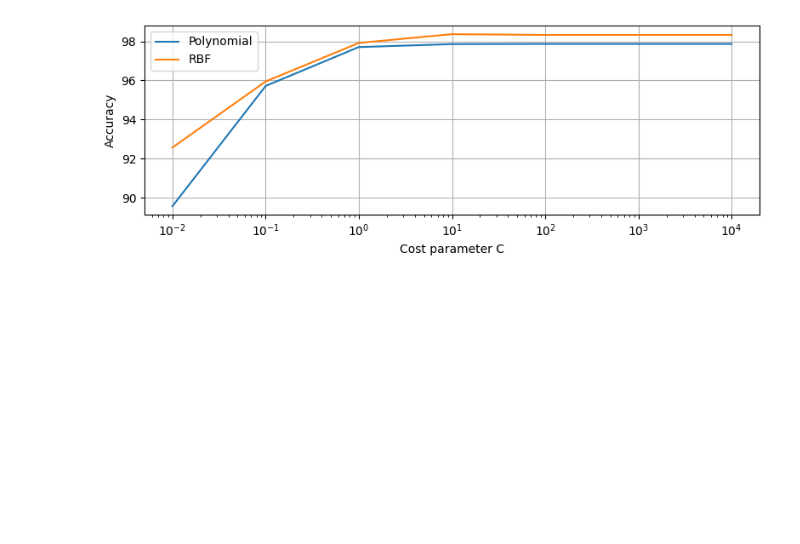
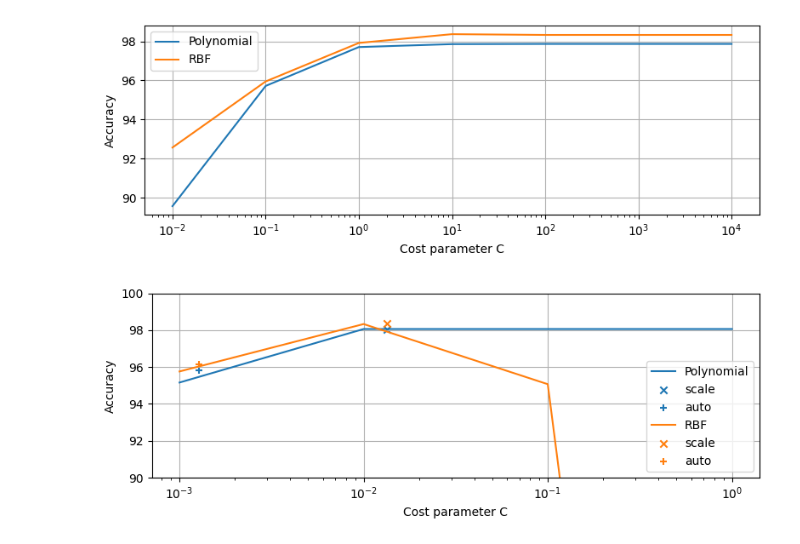
Before and after one commit to Madsen95/ML_Miniproject, a Jupyter notebook: dev.ipynb, the cells around one changed output. Drawn from its saved outputs; the diff is of its cells as text; code cells hidden in the pictures; blank space fills up the shorter version.

```diff
--- a/dev.ipynb
+++ b/dev.ipynb
@@ -17,3 +17,31 @@ fig.tight_layout()
 plt.savefig('dev_svm_C.pdf', dpi=100)
 # %% [output]
 [figure]
+# %%
+#[95.16, 98.06, 98.06, 98.06]
+#98.02 (scale)
+#95.82 (auto)
+#[95.76, 98.33, 95.07, 17.65]
+#98.37 (scale)
+#96.14 (auto)
+gamma = [0.001, 0.01, 0.1, 1]
+acc_pol = [95.16, 98.06, 98.06, 98.06]
+acc_rbf = [95.76, 98.33, 95.07, 17.65]
+
+fig, ax = plt.subplots(figsize=([8.0, 6.0/2]))
+ax.semilogx(gamma, acc_pol, label='Polynomial')
+ax.scatter(0.013436264373865123, 98.02, label='scale', c='C0', marker='x')
+ax.scatter(0.0012755102040816326, 95.82, label='auto', c='C0', marker='+')
+ax.semilogx(gamma, acc_rbf, label='RBF')
+ax.scatter(0.013436264373865123, 98.37, label='scale', c='C1', marker='x')
+ax.scatter(0.0012755102040816326, 96.14, label='auto', c='C1', marker='+')
+
+ax.legend()
+ax.grid()
+ax.set_xlabel('Cost parameter C')
+ax.set_ylabel('Accuracy')
+ax.set_ylim([90, 100])
+fig.tight_layout()
+plt.savefig('dev_svm_gamma.pdf', dpi=100)
+# %% [output]
+[figure, added]
```
Also changed, not shown: 8 other files.
